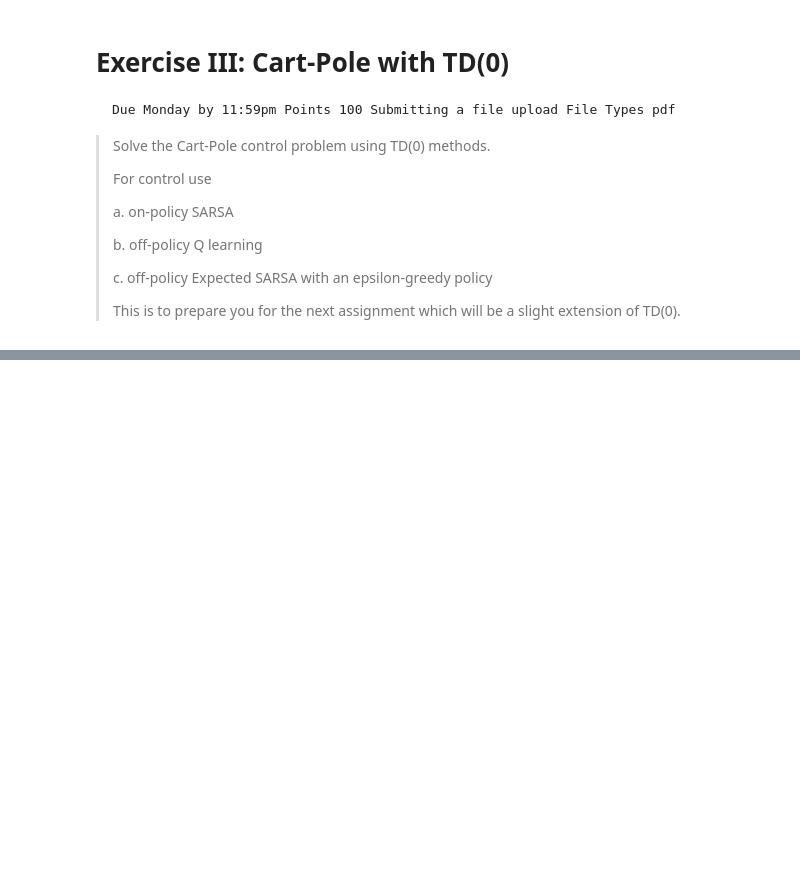
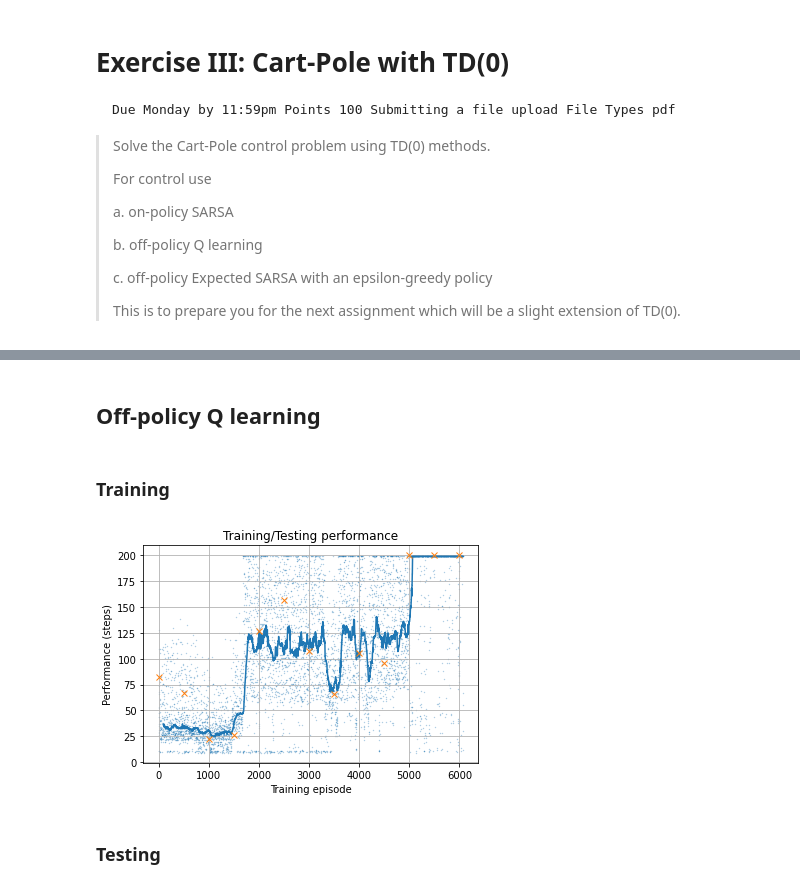
Before and after one commit to constructor-s/aps1080_winter_2021, a Jupyter notebook: E3/E3.ipynb, the cells around one changed output, grey strips where cells are left out. Drawn from its saved outputs; the diff is of its cells as text; code cells hidden in the pictures; blank space fills up the shorter version.

```diff
--- a/E3/E3.ipynb
+++ b/E3/E3.ipynb
@@ -171,0 +215,16 @@ Testing: Episode 9 lasted 199 steps
+# %% [markdown]
+## Off-policy Q learning
+# %% [markdown]
+### Training
+# %%
+#%% Q-learning
+# page 131
+
+def qlearning_update_fun(Q, s, a, r, s_, a_, done, alpha, gamma, *args, **kwargs):
+    Q[s, a] = Q[s, a] + alpha * (r + gamma * np.max(Q[s_]) * (1-done) - Q[s, a])
+
+globals().update(train(update_fun=qlearning_update_fun, alpha=0.1, eps=0.005))
+# %% [output]
+[figure, added]
+# %% [markdown]
+### Testing
```
Also changed, not shown: parts of 15 cells of this notebook.
